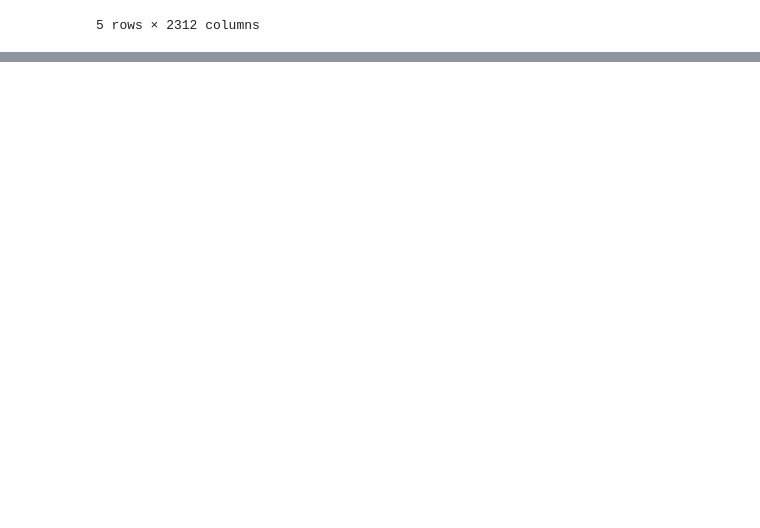
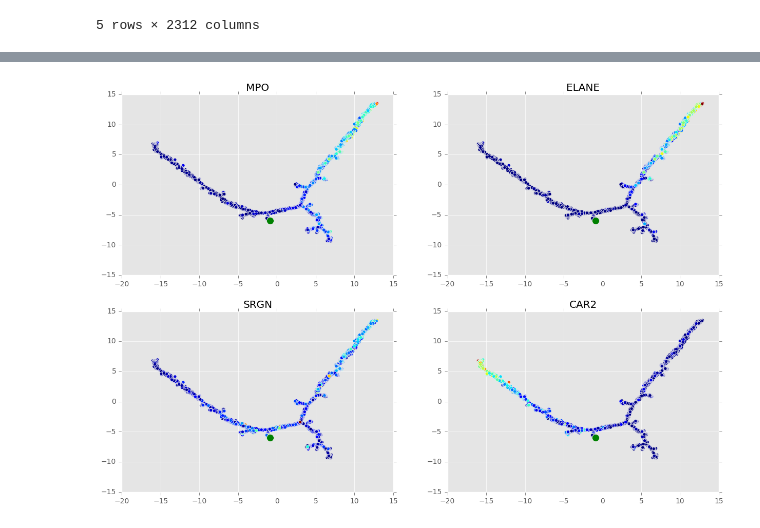
Before and after one commit to ManchesterBioinference/BranchedGP, a Jupyter notebook: singlecell/datawishbone/MonocleAnalysis.ipynb, the cells around one changed output, grey strips where cells are left out. Drawn from its saved outputs; the diff is of its cells as text; code cells hidden in the pictures; blank space fills up the shorter version.

```diff
--- a/singlecell/datawishbone/MonocleAnalysis.ipynb
+++ b/singlecell/datawishbone/MonocleAnalysis.ipynb
@@ -77,0 +102,12 @@ ax.scatter(monocleDimRed.values[idxFirstCell, 0], monocleDimRed.values[idxFirstC
+# %%
+interestingGenes = ['MPO', 'ELANE', 'SRGN', 'CAR2']
+f, ax = plt.subplots(2, 2, figsize=(15,10))
+ax = ax.flatten()
+for ig, g in enumerate(interestingGenes):
+    Y = data[g]/data[g].max()
+    h=ax[ig].scatter(monocleDimRed.values[:,0], monocleDimRed.values[:,1], c=Y)
+    ax[ig].scatter(monocleDimRed.values[idxFirstCell, 0], monocleDimRed.values[idxFirstCell, 1],
+           c='g', s=100)  # mark start cell
+    ax[ig].set_title(g)
+# %% [output]
+[figure, added]
```
Also changed, not shown: parts of 6 cells of this notebook, 4 other files.
